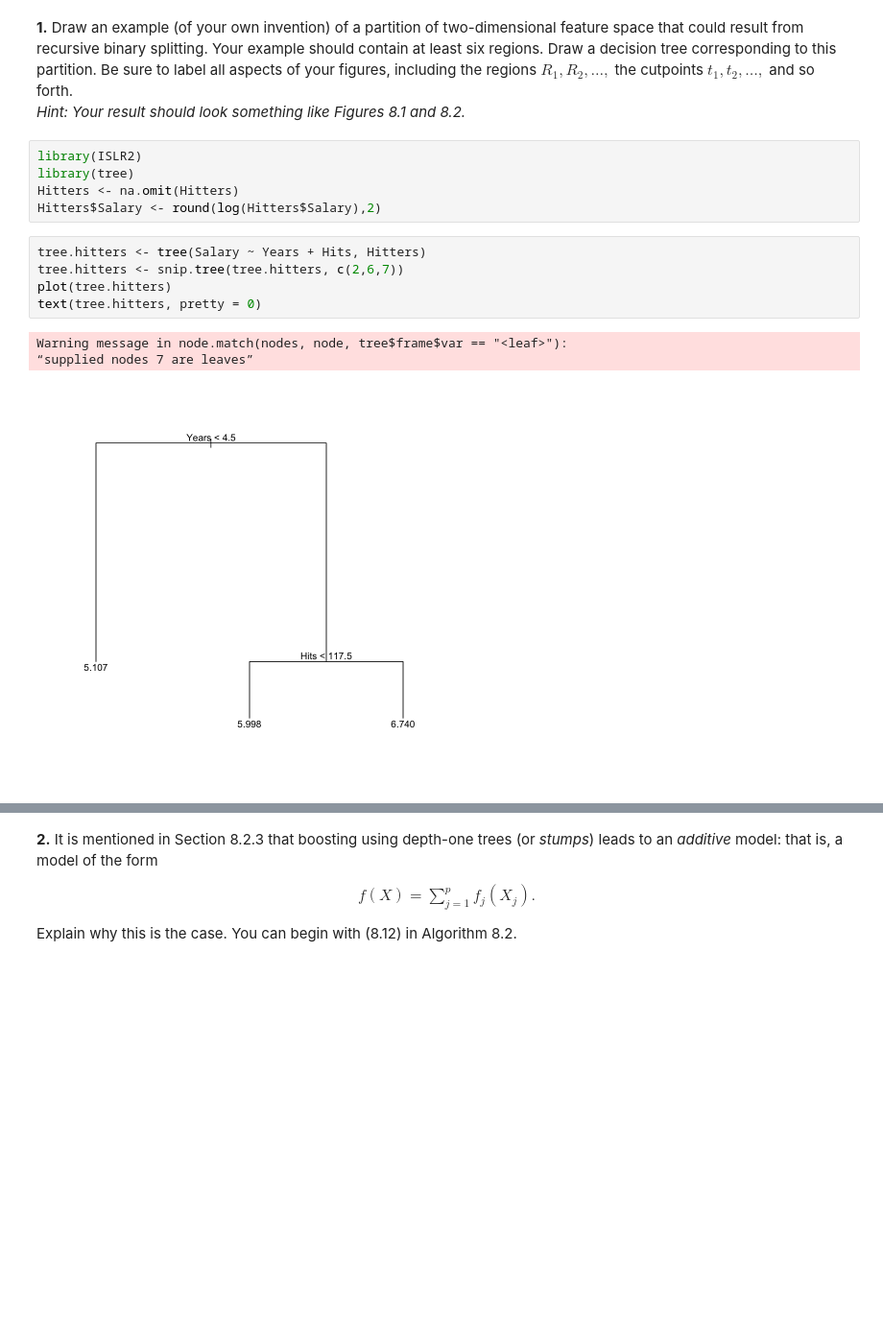
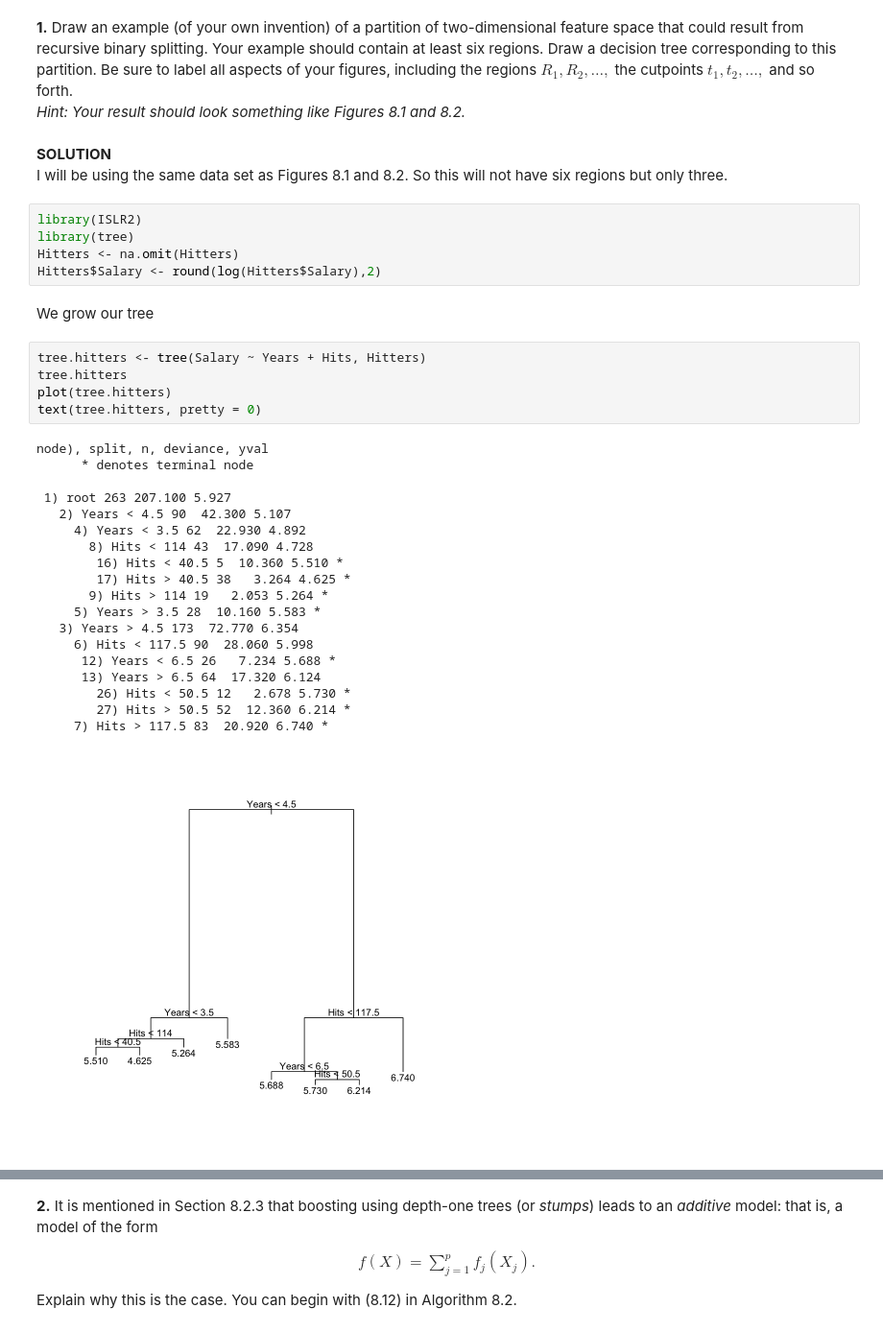
Before and after one commit to jbennett7/StatisticalLearning, a Jupyter notebook: 08 Tree-Based Methods/Exercises/01 Conceptual.ipynb, the cells around one changed output, grey strips where cells are left out. Shown at 96% size. Drawn from its saved outputs; the diff is of its cells as text; blank space fills up the shorter version.

```diff
--- a/08 Tree-Based Methods/Exercises/01 Conceptual.ipynb
+++ b/08 Tree-Based Methods/Exercises/01 Conceptual.ipynb
@@ -3,17 +3,38 @@
 # %% [markdown]
 __1.__ Draw an example (of your own invention) of a partition of two-dimensional feature space that could result from recursive binary splitting. Your example should contain at least six regions. Draw a decision tree corresponding to this partition. Be sure to label all aspects of your figures, including the regions $R_1, R_2,\ldots,$ the cutpoints $t_1,t_2,\ldots,$ and so forth.
 _Hint: Your result should look something like Figures 8.1 and 8.2._
+# %% [markdown]
+__SOLUTION__
+I will be using the same data set as Figures 8.1 and 8.2. So this will not have six regions but only three.
 # %%
 library(ISLR2)
 library(tree)
 Hitters <- na.omit(Hitters)
 Hitters$Salary <- round(log(Hitters$Salary),2)
+# %% [markdown]
+We grow our tree
 # %%
 tree.hitters <- tree(Salary ~ Years + Hits, Hitters)
-tree.hitters <- snip.tree(tree.hitters, c(2,6,7))
+tree.hitters
 plot(tree.hitters)
 text(tree.hitters, pretty = 0)
 # %% [output]
-Warning message in node.match(nodes, node, tree$frame$var == "<leaf>"):
-“supplied nodes 7 are leaves”
+node), split, n, deviance, yval
+      * denotes terminal node
+
+ 1) root 263 207.100 5.927
+   2) Years < 4.5 90  42.300 5.107
+     4) Years < 3.5 62  22.930 4.892
+       8) Hits < 114 43  17.090 4.728
+        16) Hits < 40.5 5  10.360 5.510 *
+        17) Hits > 40.5 38   3.264 4.625 *
+       9) Hits > 114 19   2.053 5.264 *
+     5) Years > 3.5 28  10.160 5.583 *
+   3) Years > 4.5 173  72.770 6.354
+     6) Hits < 117.5 90  28.060 5.998
+      12) Years < 6.5 26   7.234 5.688 *
+      13) Years > 6.5 64  17.320 6.124
+        26) Hits < 50.5 12   2.678 5.730 *
+        27) Hits > 50.5 52  12.360 6.214 *
+     7) Hits > 117.5 83  20.920 6.740 *
-[figure, old version]
+[figure, new version]
```
Also changed, not shown: parts of 15 cells of this notebook.
